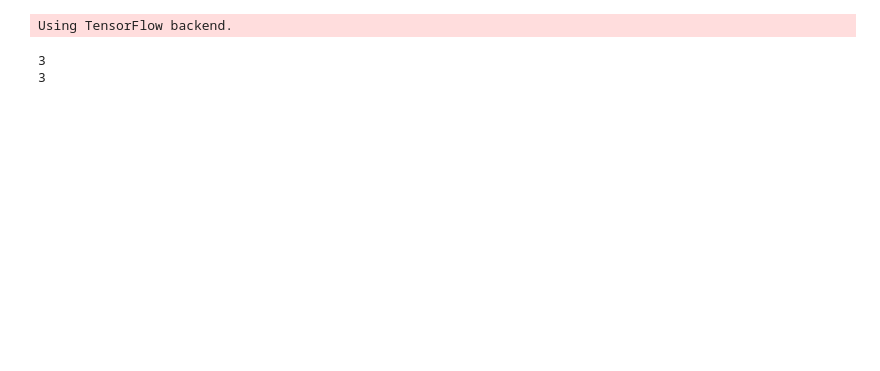
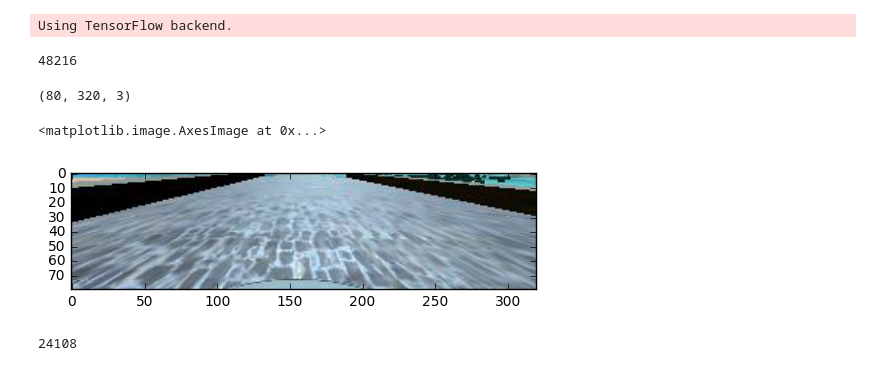
Before and after one commit to shrimalmadhur/SDC-udacity, a Jupyter notebook: behavioral-cloning/model.ipynb, the cells around one changed output. Cells and saved outputs as stored; diff of their text form; code cells hidden in the pictures; blank space fills up the shorter version.

```diff
--- a/behavioral-cloning/model.ipynb
+++ b/behavioral-cloning/model.ipynb
@@ -65,2 +83,23 @@ def bgr_to_rgb(img):
+# %%
+final_image_map = {**image_steering_map, **inv_image_steering_map}
+len(final_image_map)
+# %% [output]
+48216
+# %%
+def crop_image(image, top=0.4, bottom=0.1):
+    rows = image.shape[0]
+    cols = image.shape[1]
+    new_top = math.ceil(top*rows)
+    new_bot = math.ceil(bottom*rows)
+    return image[new_top:rows-new_bot,]
+
+img = cv2.imread("data/IMG/center_2016_12_01_13_30_48_287.jpg")
+crop_img = crop_image(img, 0.4)
+print(crop_img.shape)
+plt.imshow(crop_img)
+# %% [output]
+(80, 320, 3)
+<matplotlib.image.AxesImage at 0x...>
+[figure, added]
 # %%
 def read_image(path):
@@ -83,8 +130,6 @@ def convert_to_numpy_array(arr):
 # %%
-# images, steering = read_image('data/IMG/center*')
-images, steering = read_image('sample/center*')
+images = read_image('data/IMG/*')
+# images, steering = read_image('sample/*')
 print(len(images))
-print(len(steering))
 # %% [output]
-3
-3
+24108
```
Also changed, not shown: parts of 18 cells of this notebook.
